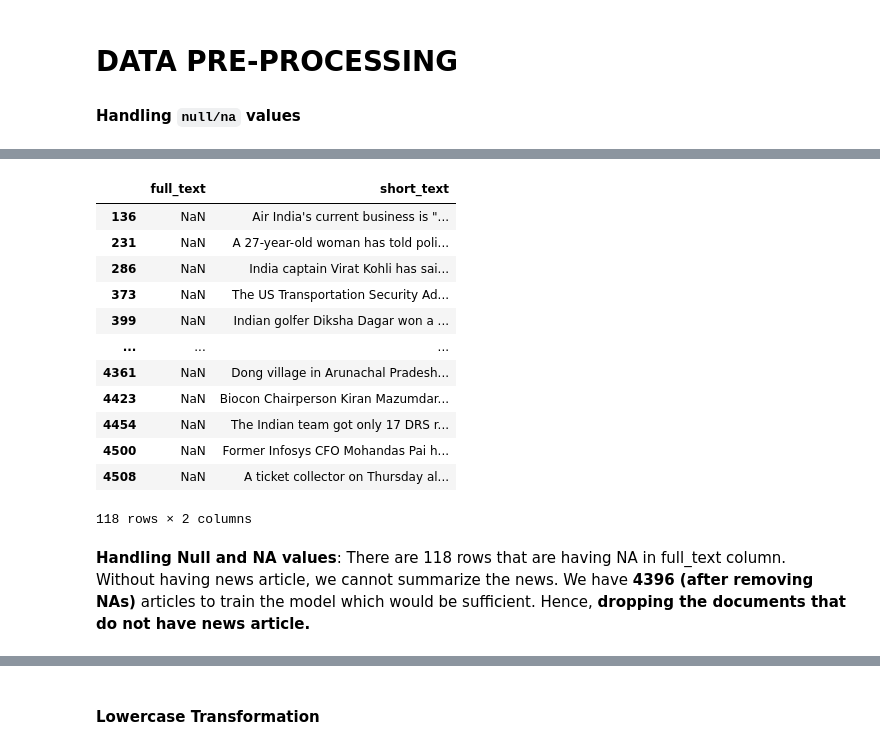
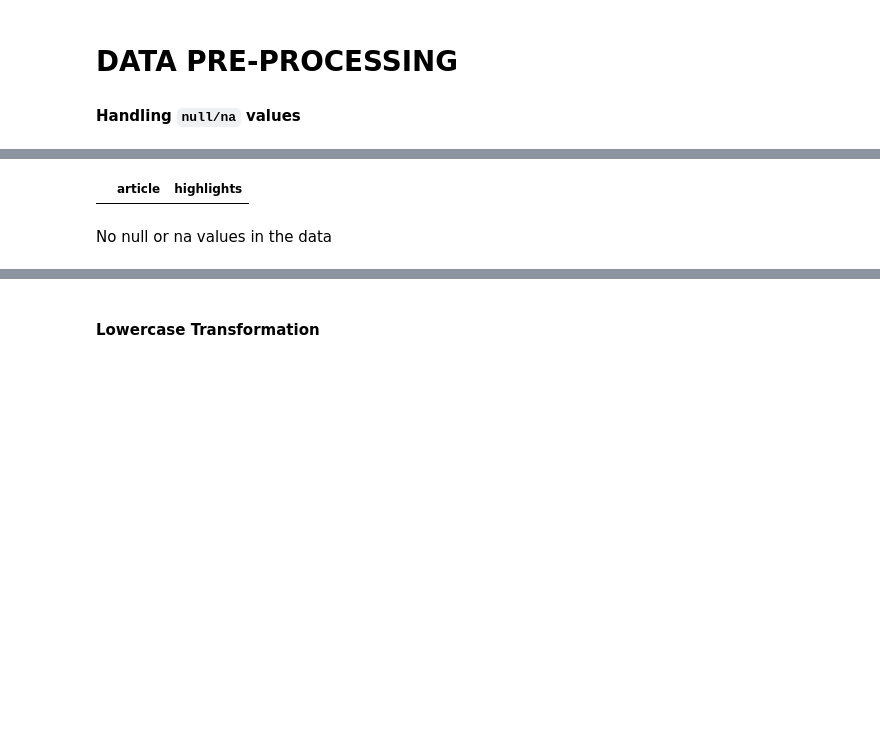
Before and after one commit to chaithrakc/news-summarization, a Jupyter notebook: News-Article-Summarization.ipynb, the cells around one changed output, grey strips where cells are left out. Saved outputs shown, nothing was run; the diff lists cells and outputs as text; code cells hidden in the pictures; blank space fills up the shorter version.

```diff
--- a/News-Article-Summarization.ipynb
+++ b/News-Article-Summarization.ipynb
@@ -56,4 +61,4 @@ nltk_stops = nltk.corpus.stopwords.words('english')
 # %%
-news_summary_df = pd.read_csv(r'news_summary.zip', encoding="ISO-8859-1")
-print(f'There are {news_summary_df.shape[0]} rows and {news_summary_df.shape[1]} columns in data set-1')
+df = pd.read_csv(r'/content/drive/Othercomputers/My Laptop/News-Summarization/cnn_dailymail/train.zip')
+print(f'There are {df.shape[0]} rows and {df.shape[1]} columns in data set-1')
 # %% [output]
@@ -86,0 +66,5 @@ news_summary_more_df.iloc[0,0]
+# %%
+news_summary_df = df.sample(frac=0.20, random_state=1337) # down sampling the data
+
+# approximately considering 5,000 news articles for training the model
+news_summary_df.shape
@@ -119,0 +92,2 @@ news_df.head()
+# %%
+news_df = news_summary_df.drop('id', axis=1) # dropped id column since it is irrelevant
@@ -153,18 +131,6 @@ sns.heatmap(news_df.isna()) # few NA values are present in full text column
 # %%
-news_df[news_df['full_text'].isna()]
+news_df[news_df['article'].isna()]
 # %% [output]
-|  | full_text | short_text |
-| 136 | NaN | Air India's current business is "... |
-| 231 | NaN | A 27-year-old woman has told poli... |
-| 286 | NaN | India captain Virat Kohli has sai... |
-| 373 | NaN | The US Transportation Security Ad... |
-| 399 | NaN | Indian golfer Diksha Dagar won a ... |
-| ... | ... | ... |
-| 4361 | NaN | Dong village in Arunachal Pradesh... |
-| 4423 | NaN | Biocon Chairperson Kiran Mazumdar... |
-| 4454 | NaN | The Indian team got only 17 DRS r... |
-| 4500 | NaN | Former Infosys CFO Mohandas Pai h... |
-| 4508 | NaN | A ticket collector on Thursday al... |
+|  | article | highlights |
-118 rows × 2 columns
 # %% [markdown]
-**Handling Null and NA values**: There are 118 rows that are having NA in full_text column. Without having news article, we cannot summarize the news. We have **4396 (after removing NAs)** articles to train the model which would be sufficient. Hence, **dropping the documents that do not have news article.**
+No null or na values in the data
```
Also changed, not shown: parts of 33 cells of this notebook.
